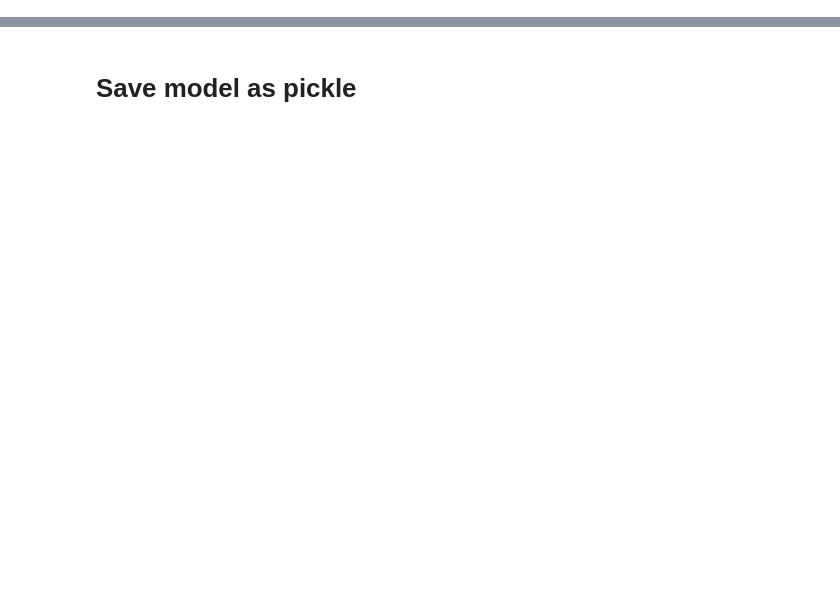
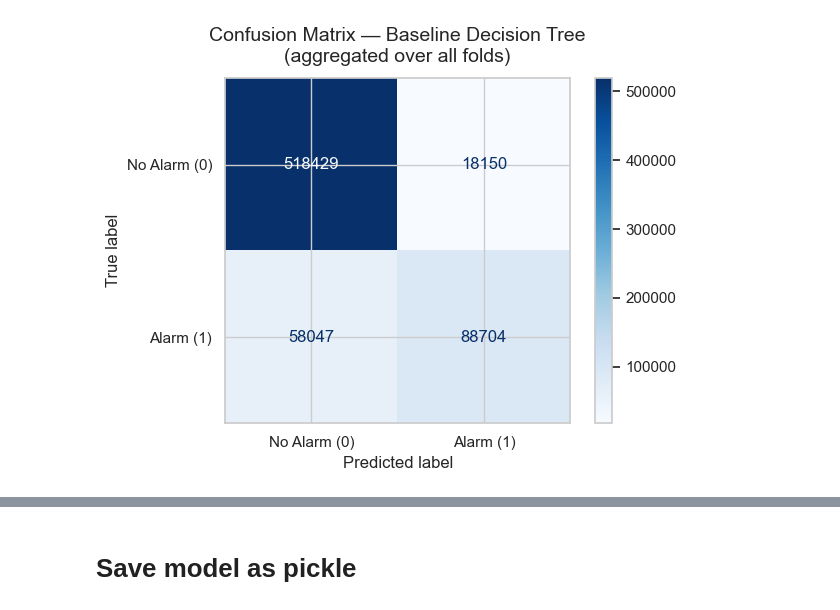
Before and after one commit to GeoChernykh/AlarmForecast, a Jupyter notebook: machine learning/ML_Decision_Tree.ipynb, the cells around one changed output, grey strips where cells are left out. Cells and saved outputs as stored; diff of their text form; code cells hidden in the pictures; blank space fills up the shorter version.

Commit message:
fix:Ml_decision_tree

```diff
--- a/machine learning/ML_Decision_Tree.ipynb
+++ b/machine learning/ML_Decision_Tree.ipynb
@@ -413,0 +56,18 @@ plt.show()
+# %%
+data_path = Path("data/merged_preprocessed.csv")
+
+data = pd.read_csv(data_path)
+data["time"] = pd.to_datetime(data["time"], utc=True).dt.tz_convert("Europe/Kyiv")
+data = data.sort_values(by=["region_id", "time"])
+
+data = data.drop(columns=["year", "month", "day"], errors="ignore")
+
+data = data.loc[data.time < '2026-04-08']
+
+target = "alarm"
+
+X = data.copy()
+y = X.pop(target)
+
+print(f"Dataset shape : {data.shape}")
+print(f"Percent alarms: {y.mean():.2%}")
@@ -413,0 +242,14 @@ plt.show()
+# %%
+disp = ConfusionMatrixDisplay(
+    cm,
+    display_labels=["No Alarm (0)", "Alarm (1)"]
+)
+disp.plot(cmap="Blues")
+plt.title(
+    "Confusion Matrix \u2014 Baseline Decision Tree\n(aggregated over all folds)",
+    fontsize=14, pad=12
+)
+plt.tight_layout()
+plt.show()
+# %% [output]
+[figure, added]
```
Also changed, not shown: parts of 58 cells of this notebook, 4 other files.
